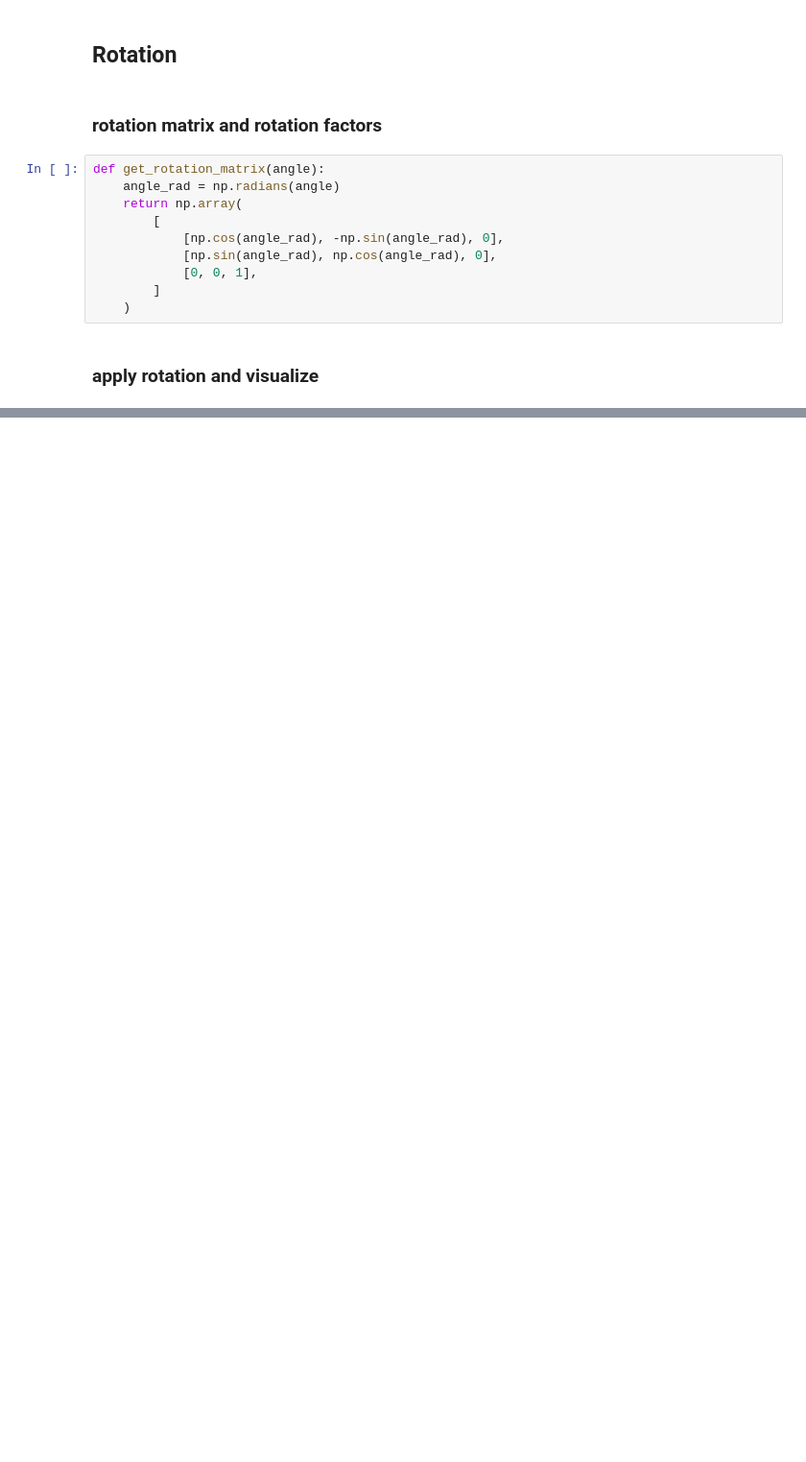
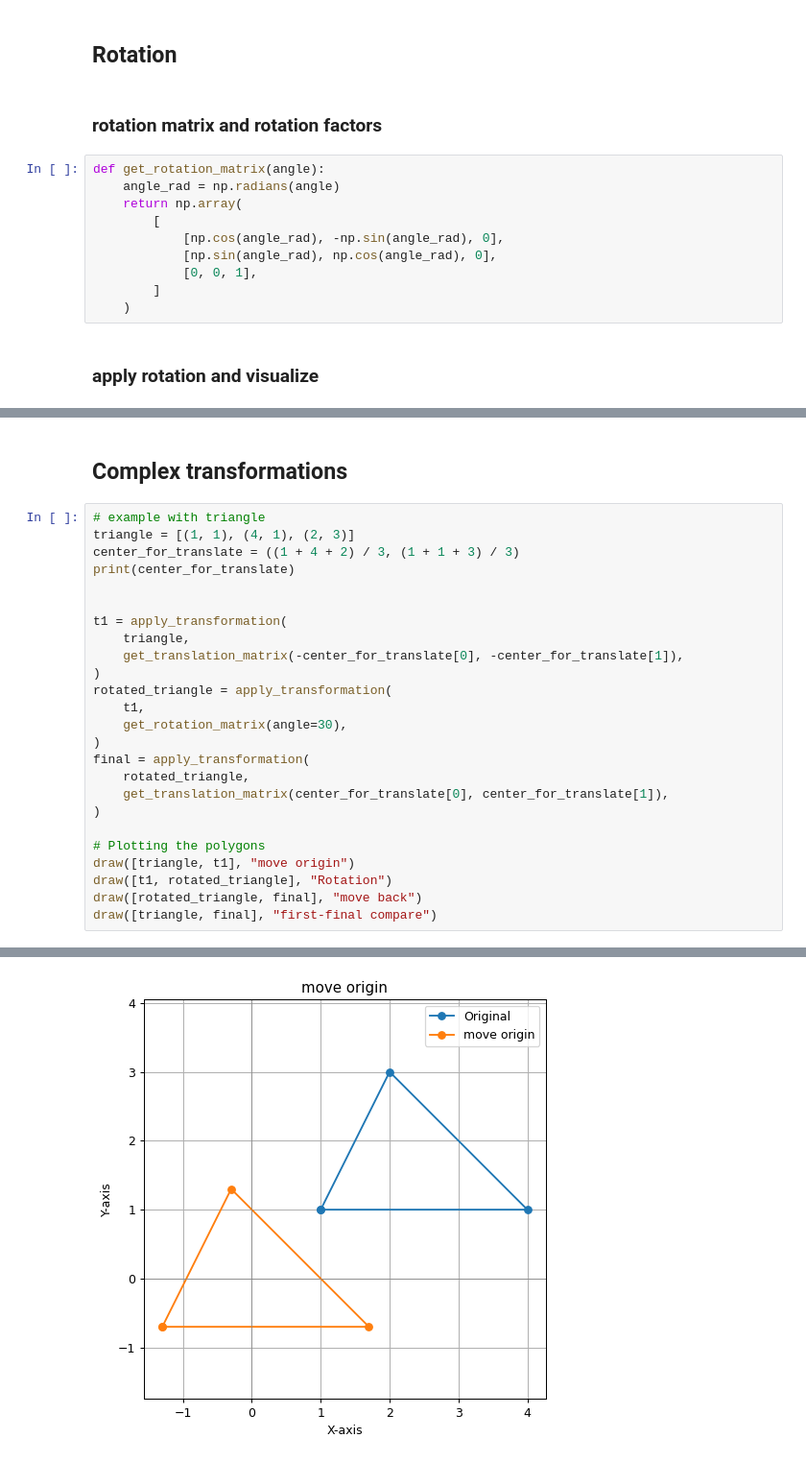
Before and after one commit to Shnku/pythoning_stuff, a Jupyter notebook: cg_algo/transformation.ipynb, the cells around one changed output, grey strips where cells are left out. Shown at 96% size. Drawn from its saved outputs; the diff is of its cells as text; blank space fills up the shorter version.

Commit message:
composite transformation visualized 	transfor respected to center 	- translate to (0,0) -> rotate -> translate back 	modified:   cg_algo/transformation.ipynb

```diff
--- a/cg_algo/transformation.ipynb
+++ b/cg_algo/transformation.ipynb
@@ -153,3 +154,31 @@ Original points:------
 Transformed points:------
  [array([0. , 1.4]), array([2.1, 3.5]), array([-0.7,  3.5])]
 [figure]
+# %% [markdown]
+## Complex transformations
+# %%
+# example with triangle
+triangle = [(1, 1), (4, 1), (2, 3)]
+center_for_translate = ((1 + 4 + 2) / 3, (1 + 1 + 3) / 3)
+print(center_for_translate)
+
+
+t1 = apply_transformation(
+    triangle,
+    get_translation_matrix(-center_for_translate[0], -center_for_translate[1]),
+)
+rotated_triangle = apply_transformation(
+    t1,
+    get_rotation_matrix(angle=30),
+)
+final = apply_transformation(
+    rotated_triangle,
+    get_translation_matrix(center_for_translate[0], center_for_translate[1]),
+)
+
+# Plotting the polygons
+draw([triangle, t1], "move origin")
+draw([t1, rotated_triangle], "Rotation")
+draw([rotated_triangle, final], "move back")
+draw([triangle, final], "first-final compare")
+# %% [output]
@@ -155,0 +202 @@ Transformed points:------
+[figure, added]
```
Also changed, not shown: parts of 11 cells of this notebook.
